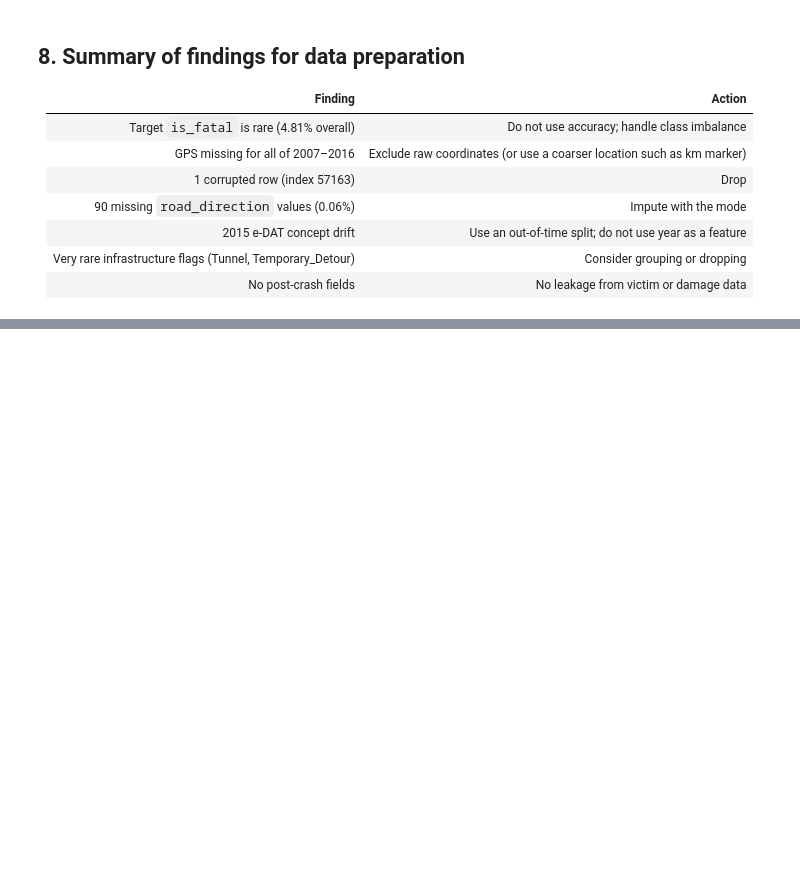
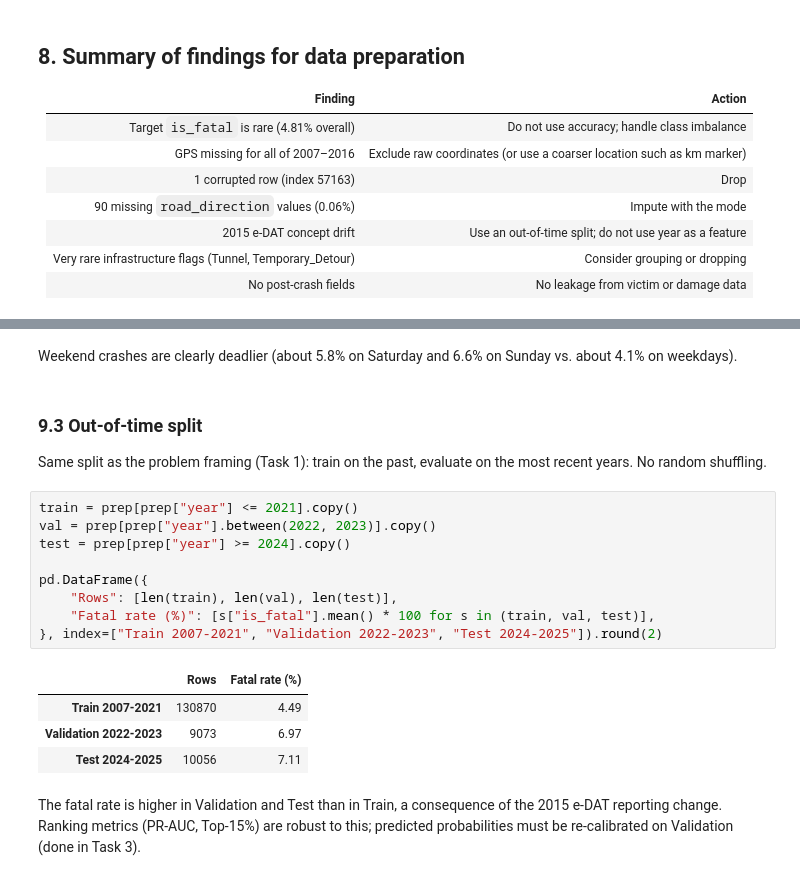
Before and after one commit to samuelbarrezueta/predictive-analytics-forecasting, a Jupyter notebook: notebooks/Task2_Data_Understanding_Preparation.ipynb, the cells around one changed output, grey strips where cells are left out. Saved outputs shown, nothing was run; the diff lists cells and outputs as text; blank space fills up the shorter version.

```diff
--- a/notebooks/Task2_Data_Understanding_Preparation.ipynb
+++ b/notebooks/Task2_Data_Understanding_Preparation.ipynb
@@ -325,0 +379,22 @@ Cleaning, feature engineering and the out-of-time split (Train 2007–2021 · Va
+# %% [markdown]
+Weekend crashes are clearly deadlier (about 5.8% on Saturday and 6.6% on Sunday vs. about 4.1% on weekdays).
+# %% [markdown]
+### 9.3 Out-of-time split
+
+Same split as the problem framing (Task 1): train on the past, evaluate on the most recent years. No random shuffling.
+# %%
+train = prep[prep["year"] <= 2021].copy()
+val = prep[prep["year"].between(2022, 2023)].copy()
+test = prep[prep["year"] >= 2024].copy()
+
+pd.DataFrame({
+    "Rows": [len(train), len(val), len(test)],
+    "Fatal rate (%)": [s["is_fatal"].mean() * 100 for s in (train, val, test)],
+}, index=["Train 2007-2021", "Validation 2022-2023", "Test 2024-2025"]).round(2)
+# %% [output]
+|  | Rows | Fatal rate (%) |
+| Train 2007-2021 | 130870 | 4.49 |
+| Validation 2022-2023 | 9073 | 6.97 |
+| Test 2024-2025 | 10056 | 7.11 |
+# %% [markdown]
+The fatal rate is higher in Validation and Test than in Train, a consequence of the 2015 e-DAT reporting change. Ranking metrics (PR-AUC, Top-15%) are robust to this; predicted probabilities must be re-calibrated on Validation (done in Task 3).
```
Also changed, not shown: parts of 20 cells of this notebook, 1 other file.
